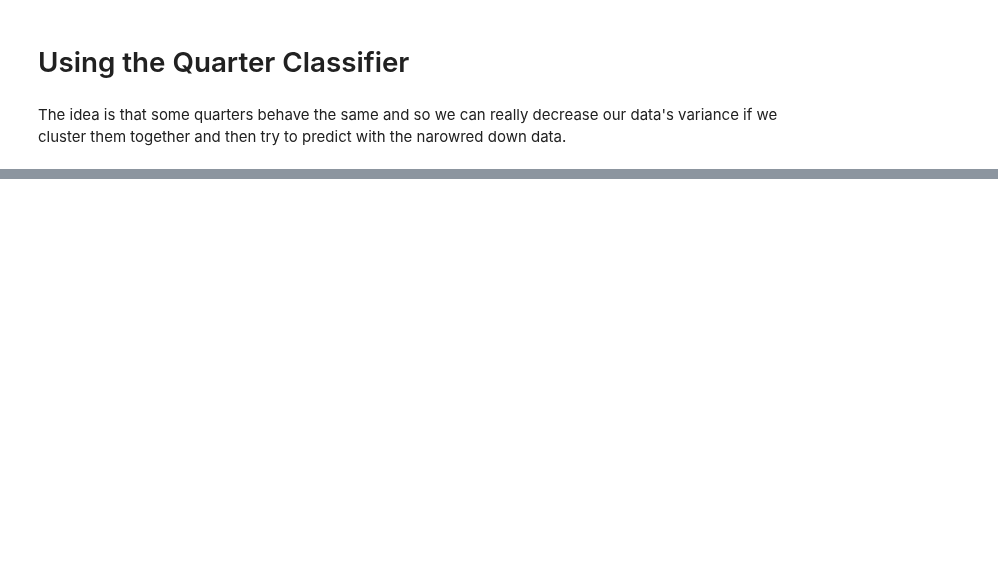
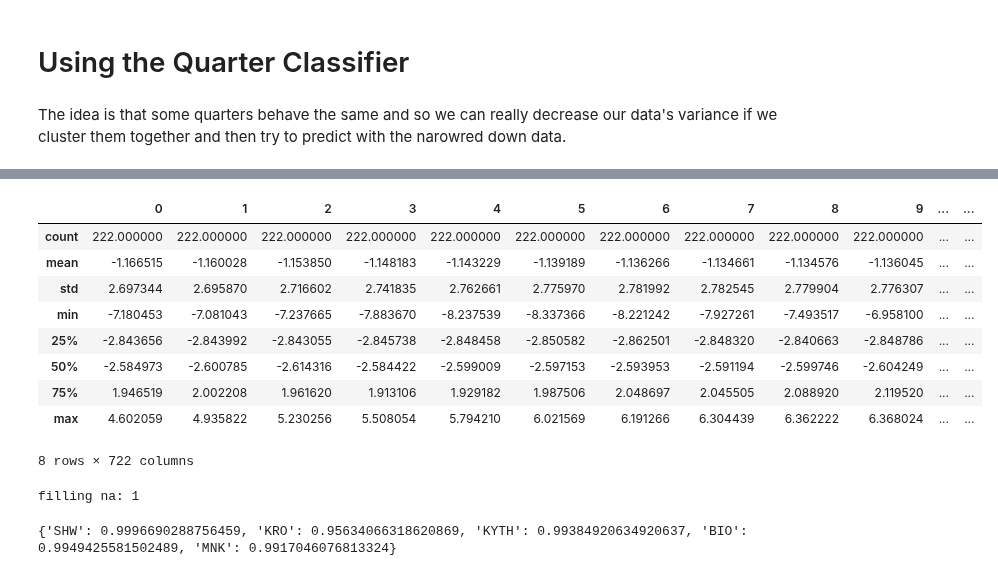
Before and after one commit to eytans/Stockifier, a Jupyter notebook: Decision Tree.ipynb, the cells around one changed output, grey strips where cells are left out. Cells and saved outputs as stored; diff of their text form; code cells hidden in the pictures; blank space fills up the shorter version.

```diff
--- a/Decision Tree.ipynb
+++ b/Decision Tree.ipynb
@@ -336,25 +294,0 @@ c_to_qs = collections.defaultdict(lambda: [])
-# %%
-for q, c in zip(quarters, q_clusterer.predict(list(map(lambda q: arrange_data_frame(q.data, 353), quarters)))):
-    c_to_qs[c].append(q)
-# %%
-for c, qs in c_to_qs.items():
-    all_dc = [TrainingData(q.name.split('-')[0], startdate=q.start, enddate=q.end, threshold=0.8).add_history(10) for q in qs]
-    data = []
-    classes = []
-    for sn in stock_names:
-        temp_d = []
-        temp_c = []
-        for td in filter(lambda td: td.name == sn, all_dc):
-            d, c = td.get()
-            temp_d.append(d)
-            temp_c.append(c)
-        try:
-            data.append(functools.reduce(lambda a, b: pandas.concat([a, b]), temp_d))
-            classes.append(functools.reduce(lambda a, b: pandas.concat([a, b]), temp_c))
-        except:
-            continue
-    data = [TrainingData.cleanup_data(d) for d in data]
-
-    model1 = get_best_model(t2models, t2accuracies)[1]
-    accs = run_model(model1, list(zip(data, classes)))
-    print("{}: {}".format(c, accs))
@@ -581,0 +295,17 @@ Name: change, dtype: bool: {'KRO': 0.74101723395241714, 'BIO': 0.725619739987556
+# %%
+from Classifiers import classifiers
+
+quarterizer = classifiers.Quarterizer().fit(stocks[0][0])
+quarters = pandas.concat([quarterizer.transform(d) for d,c in stocks])
+quarters.describe()
+# %% [output]
+|  | 0 | 1 | 2 | 3 | 4 | 5 | 6 | 7 | 8 | 9 | ... | ... |
+| count | 222.000000 | 222.000000 | 222.000000 | 222.000000 | 222.000000 | 222.000000 | 222.000000 | 222.000000 | 222.000000 | 222.000000 | ... | ... |
+| mean | -1.166515 | -1.160028 | -1.153850 | -1.148183 | -1.143229 | -1.139189 | -1.136266 | -1.134661 | -1.134576 | -1.136045 | ... | ... |
+| std | 2.697344 | 2.695870 | 2.716602 | 2.741835 | 2.762661 | 2.775970 | 2.781992 | 2.782545 | 2.779904 | 2.776307 | ... | ... |
+| min | -7.180453 | -7.081043 | -7.237665 | -7.883670 | -8.237539 | -8.337366 | -8.221242 | -7.927261 | -7.493517 | -6.958100 | ... | ... |
+| 25% | -2.843656 | -2.843992 | -2.843055 | -2.845738 | -2.848458 | -2.850582 | -2.862501 | -2.848320 | -2.840663 | -2.848786 | ... | ... |
+| 50% | -2.584973 | -2.600785 | -2.614316 | -2.584422 | -2.599009 | -2.597153 | -2.593953 | -2.591194 | -2.599746 | -2.604249 | ... | ... |
+| 75% | 1.946519 | 2.002208 | 1.961620 | 1.913106 | 1.929182 | 1.987506 | 2.048697 | 2.045505 | 2.088920 | 2.119520 | ... | ... |
+| max | 4.602059 | 4.935822 | 5.230256 | 5.508054 | 5.794210 | 6.021569 | 6.191266 | 6.304439 | 6.362222 | 6.368024 | ... | ... |
+8 rows × 722 columns
@@ -581,0 +349,8 @@ Name: change, dtype: bool: {'KRO': 0.74101723395241714, 'BIO': 0.725619739987556
+# %%
+s_cluster_accuracies = run_clustered_model(DecisionTreeClassifier())
+# %% [output]
+filling na: 1
+# %%
+print(s_cluster_accuracies)
+# %% [output]
+{'SHW': 0.9996690288756459, 'KRO': 0.95634066318620869, 'KYTH': 0.99384920634920637, 'BIO': 0.9949425581502489, 'MNK': 0.9917046076813324}
```
Also changed, not shown: parts of 24 cells of this notebook, 6 other files.
